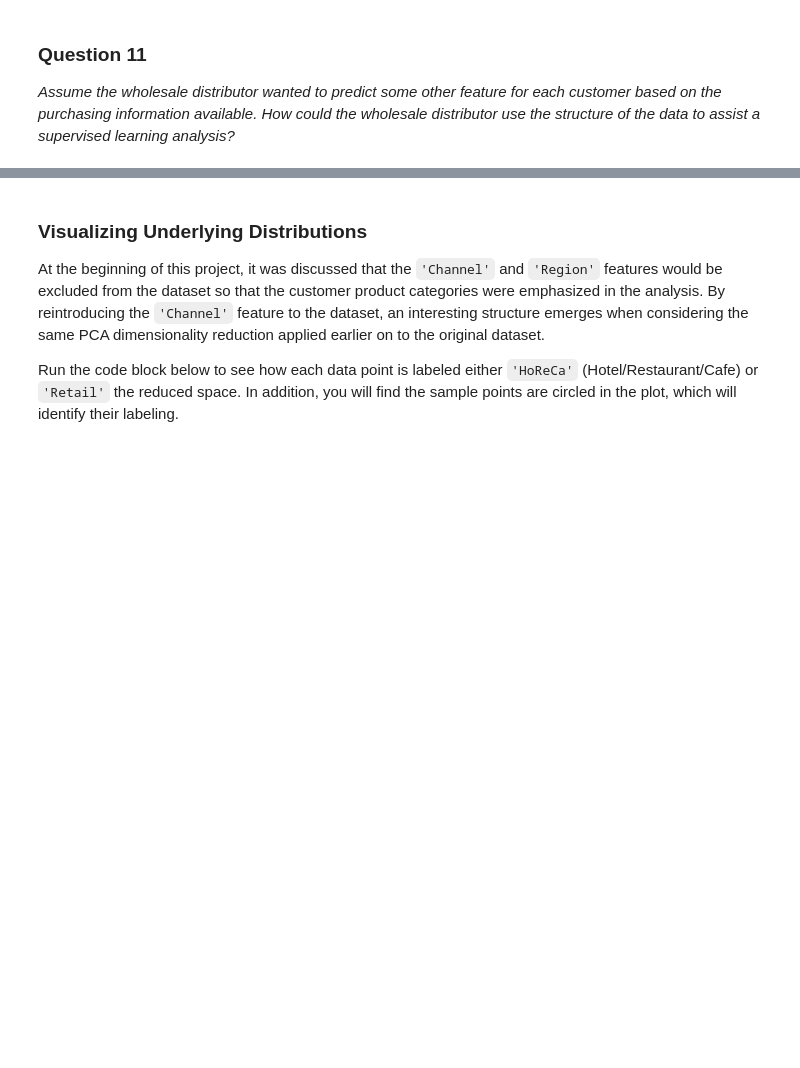
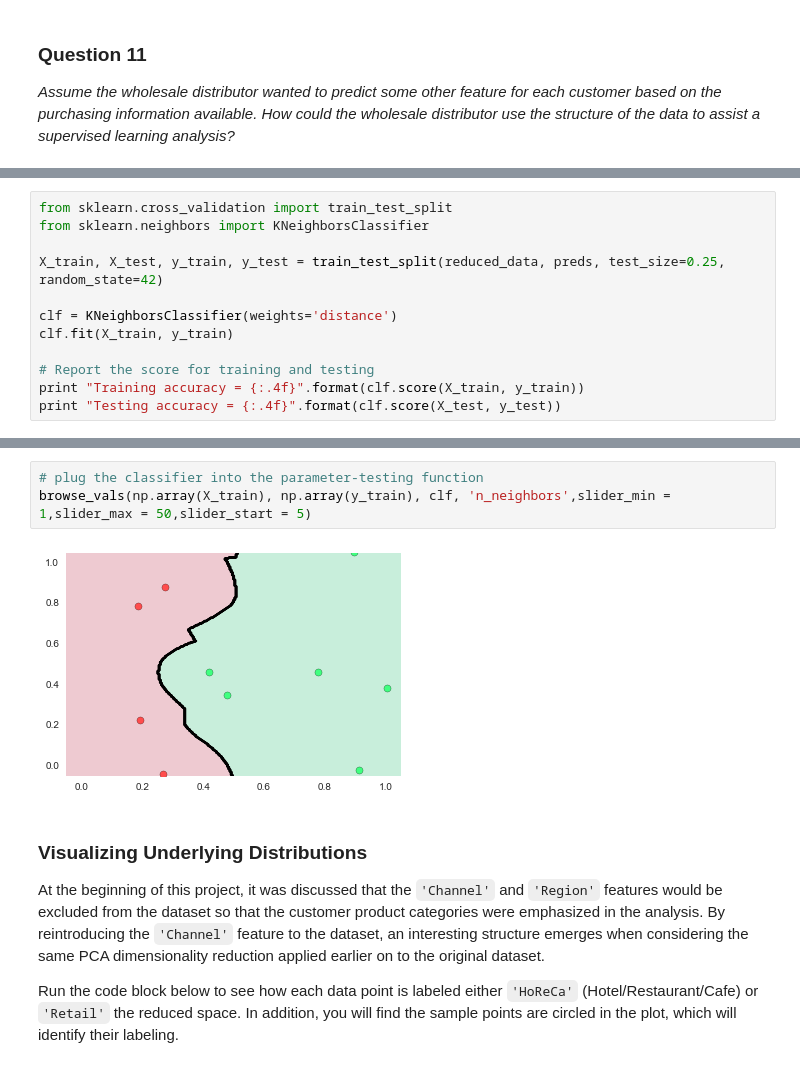
Before and after one commit to kcbighuge/p3-customer-segments, a Jupyter notebook: customer_segments_NEW.ipynb, the cells around one changed output, grey strips where cells are left out. Drawn from its saved outputs; the diff is of its cells as text; blank space fills up the shorter version.

```diff
--- a/customer_segments_NEW.ipynb
+++ b/customer_segments_NEW.ipynb
@@ -955,0 +961,12 @@ plt.yticks(rotation=0);
+# %%
+from sklearn.cross_validation import train_test_split
+from sklearn.neighbors import KNeighborsClassifier
+
+X_train, X_test, y_train, y_test = train_test_split(reduced_data, preds, test_size=0.25, random_state=42)
+
+clf = KNeighborsClassifier(weights='distance')
+clf.fit(X_train, y_train)
+
+# Report the score for training and testing
+print "Training accuracy = {:.4f}".format(clf.score(X_train, y_train))
+print "Testing accuracy = {:.4f}".format(clf.score(X_test, y_test))
@@ -956,3 +1032,8 @@ plt.yticks(rotation=0);
+# %%
+# plug the classifier into the parameter-testing function
+browse_vals(np.array(X_train), np.array(y_train), clf, 'n_neighbors',slider_min = 1,slider_max = 50,slider_start = 5)
+# %% [output]
+[figure, added]
 # %% [markdown]
 ### Visualizing Underlying Distributions
 
```
Also changed, not shown: parts of 10 cells of this notebook.
